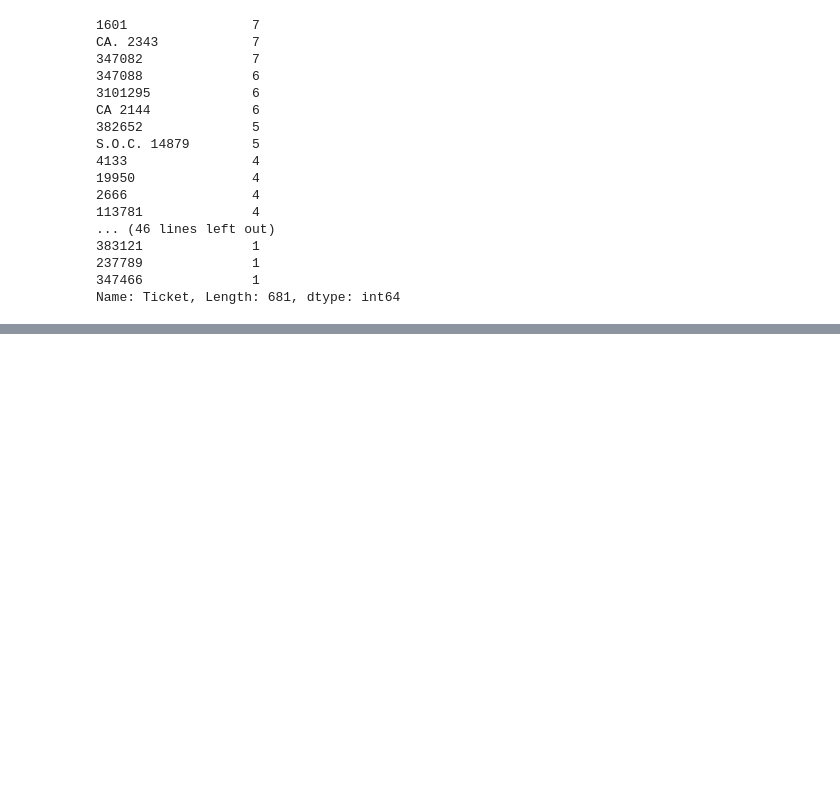
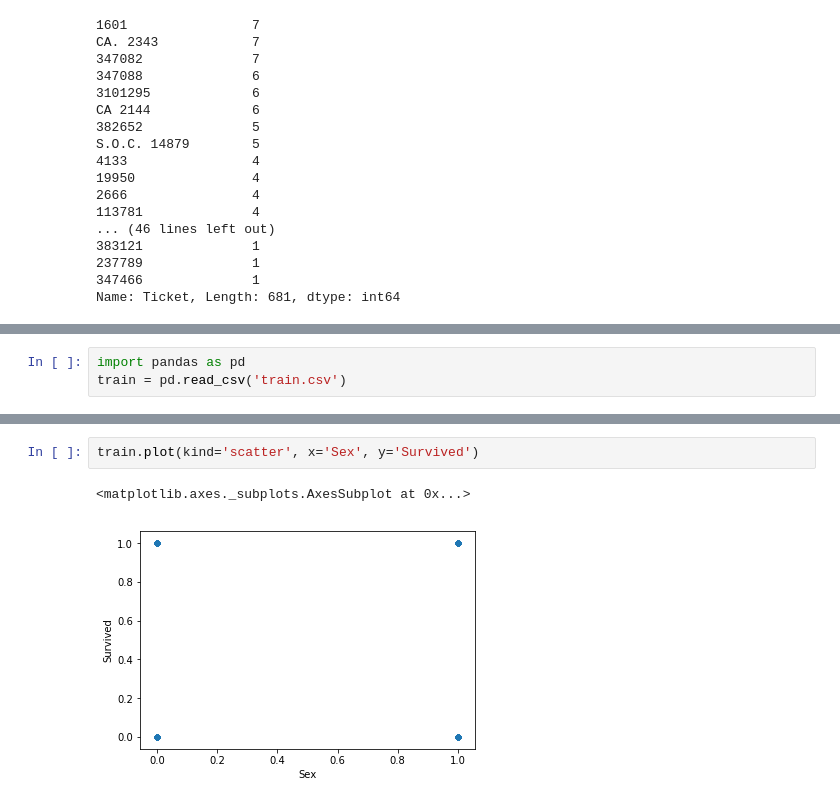
Before and after one commit to 1phantasmas/deep_learning_module, a Jupyter notebook: whiteboard.ipynb, the cells around one changed output, grey strips where cells are left out. Drawn from its saved outputs; the diff is of its cells as text; blank space fills up the shorter version.

```diff
--- a/whiteboard.ipynb
+++ b/whiteboard.ipynb
@@ -186,0 +217,3 @@ Name: Ticket, Length: 681, dtype: int64
+# %%
+import pandas as pd
+train = pd.read_csv('train.csv')
@@ -186,0 +273,5 @@ Name: Ticket, Length: 681, dtype: int64
+# %%
+train.plot(kind='scatter', x='Sex', y='Survived')
+# %% [output]
+<matplotlib.axes._subplots.AxesSubplot at 0x...>
+[figure, added]
```
Also changed, not shown: parts of 9 cells of this notebook.
